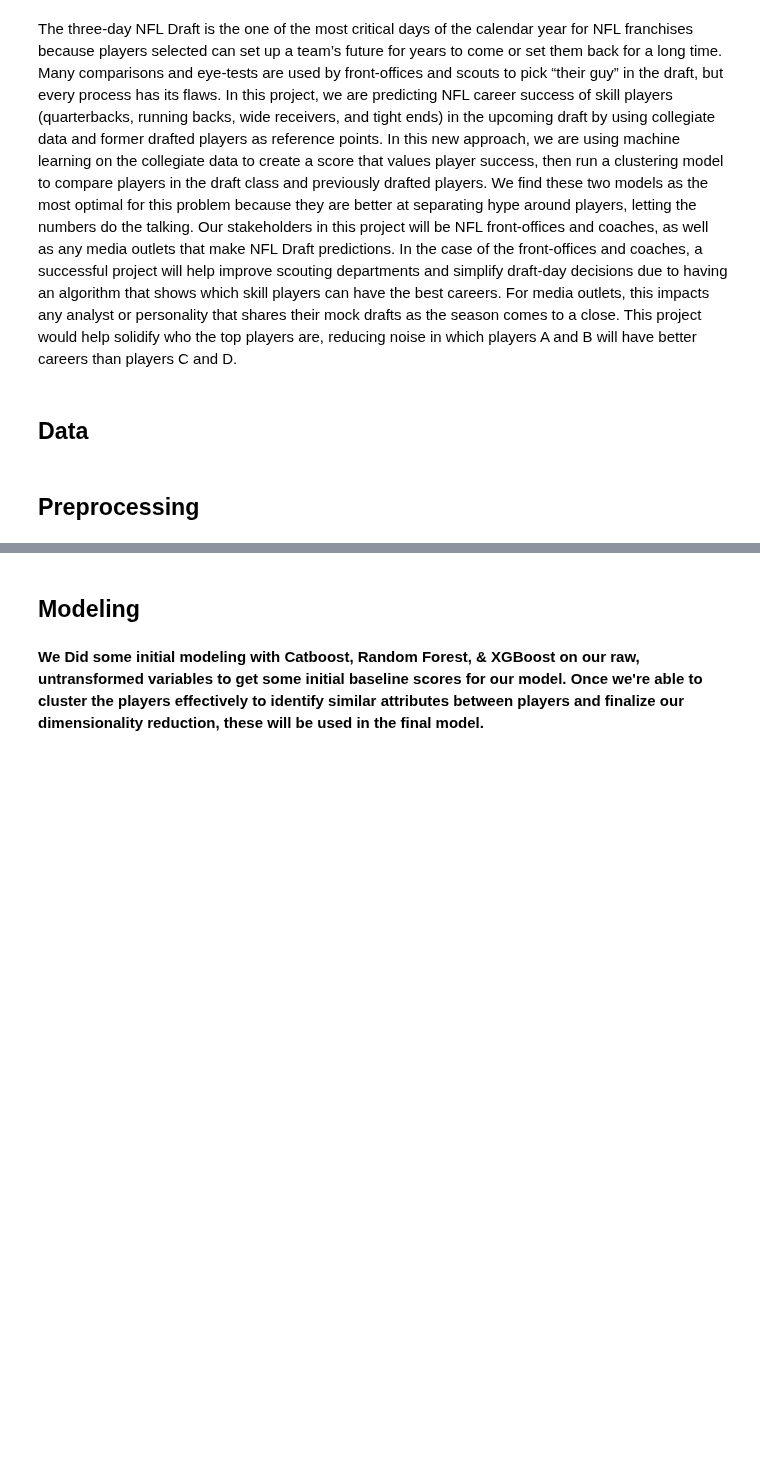
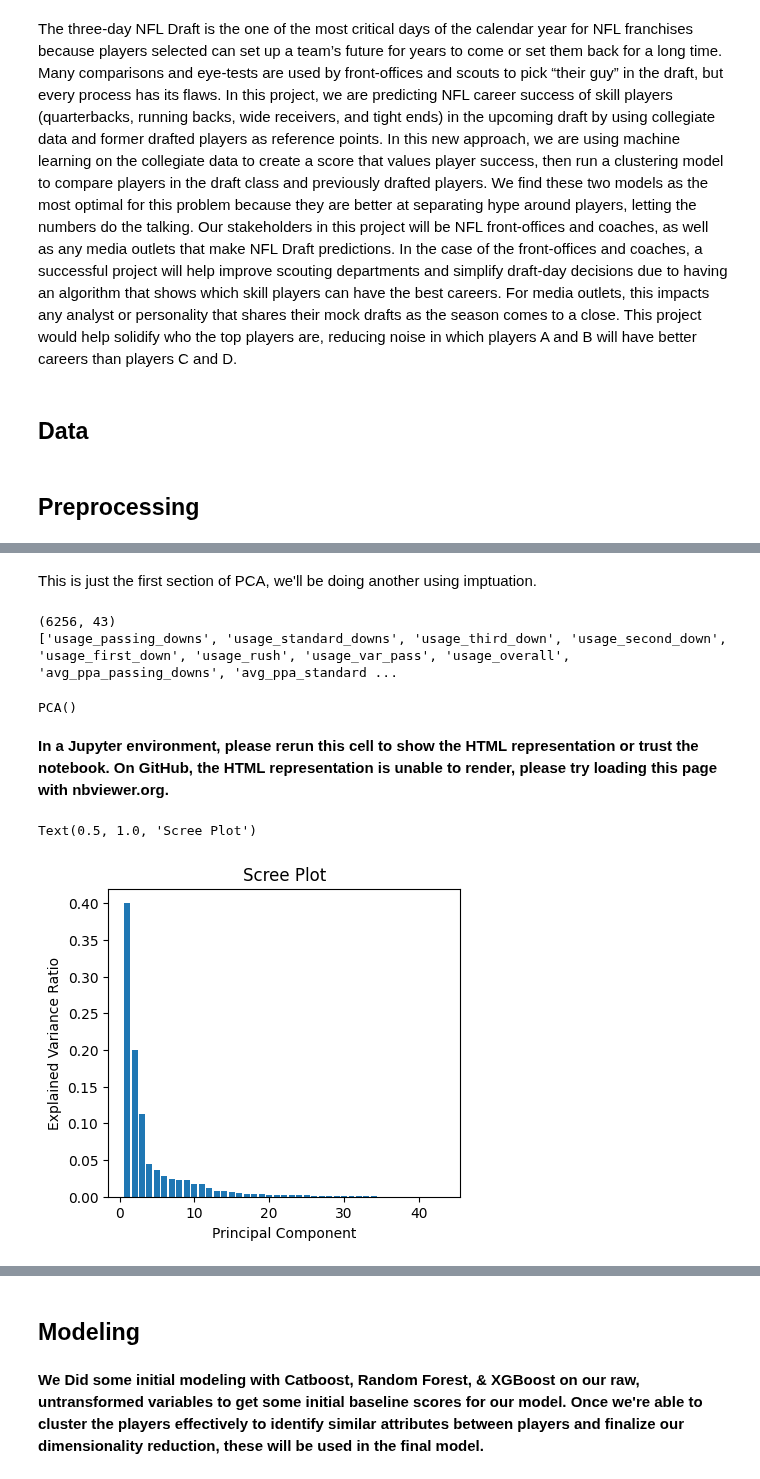
Before and after one commit to SU-IST707-SP26/group-project-big-brains-and-nathan, a Jupyter notebook: checkpoint/submission.ipynb, the cells around one changed output, grey strips where cells are left out. Cells and saved outputs as stored; diff of their text form; code cells hidden in the pictures; blank space fills up the shorter version.

```diff
--- a/checkpoint/submission.ipynb
+++ b/checkpoint/submission.ipynb
@@ -14,0 +111,40 @@ The three-day NFL Draft is the one of the most critical days of the calendar yea
+# %% [markdown]
+This is just the first section of PCA, we'll be doing another using imptuation.
+# %%
+#dropping the rows with NA still, i'll be doing another round of PCA using imputation
+numeric_df_1 = numeric_df.copy()
+
+numeric_df_1 = numeric_df_1.dropna()
+
+print(numeric_df_1.shape)
+print(list(numeric_df_1.columns))
+# %% [output]
+(6256, 43)
+['usage_passing_downs', 'usage_standard_downs', 'usage_third_down', 'usage_second_down', 'usage_first_down', 'usage_rush', 'usage_var_pass', 'usage_overall', 'avg_ppa_passing_downs', 'avg_ppa_standard ...
+# %%
+#scaling
+
+scaler = StandardScaler()
+X_scaled = scaler.fit_transform(numeric_df_1)
+
+pca = PCA()
+pca.fit(X_scaled)
+# %% [output]
+PCA()
+# %% [markdown]
+**In a Jupyter environment, please rerun this cell to show the HTML representation or trust the notebook.
+On GitHub, the HTML representation is unable to render, please try loading this page with nbviewer.org.**
+# %%
+#scree plot
+explained = pca.explained_variance_ratio_
+cumulative = np.cumsum(explained)
+
+plt.figure(figsize=(10, 4))
+plt.subplot(1, 2, 1)
+plt.bar(range(1, len(explained)+1), explained)
+plt.xlabel('Principal Component')
+plt.ylabel('Explained Variance Ratio')
+plt.title('Scree Plot')
+# %% [output]
+Text(0.5, 1.0, 'Scree Plot')
+[figure, added]
```
Also changed, not shown: parts of 39 cells of this notebook.
